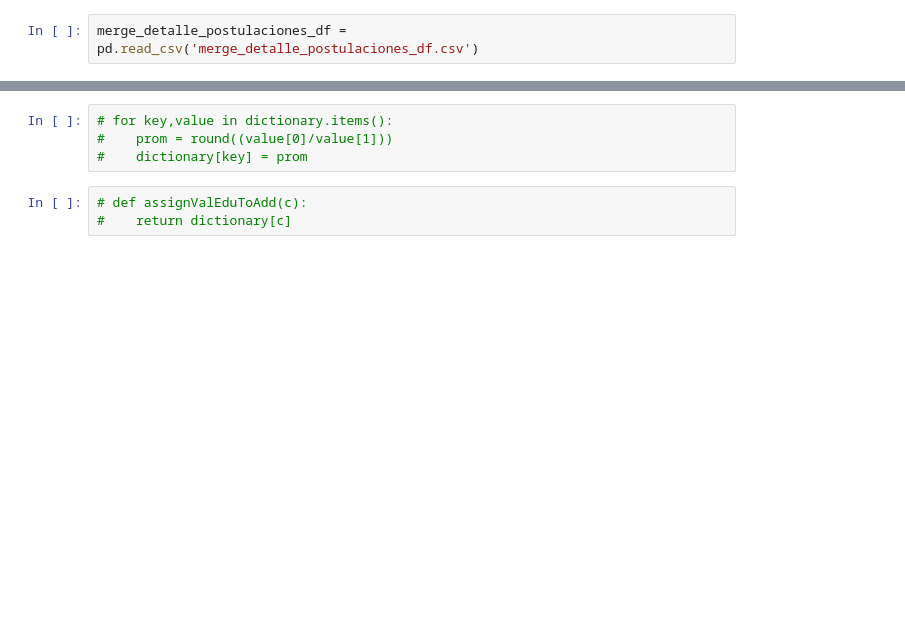
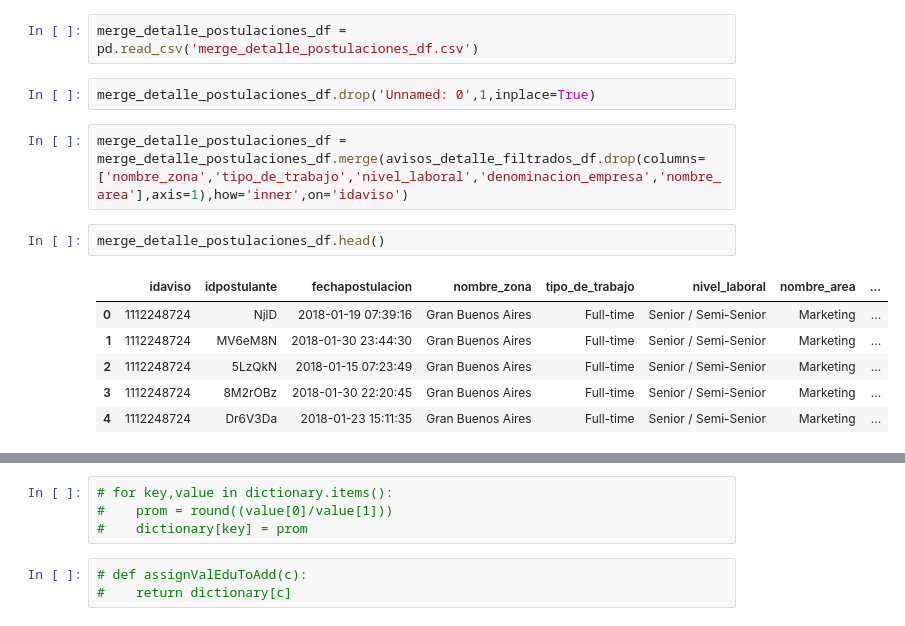
Before and after one commit to Andivisciglio/TP2-OrganizacionDeDatos-Grupo28, a Jupyter notebook: TP2.ipynb, the cells around one changed output, grey strips where cells are left out. Saved outputs shown, nothing was run; the diff lists cells and outputs as text; blank space fills up the shorter version.

```diff
--- a/TP2.ipynb
+++ b/TP2.ipynb
@@ -688,2 +697,15 @@ postulantes = postulantes_filtrados_efectivos_df.groupby('idpostulante')
 # %%
 merge_detalle_postulaciones_df = pd.read_csv('merge_detalle_postulaciones_df.csv')
+# %%
+merge_detalle_postulaciones_df.drop('Unnamed: 0',1,inplace=True)
+# %%
+merge_detalle_postulaciones_df = merge_detalle_postulaciones_df.merge(avisos_detalle_filtrados_df.drop(columns=['nombre_zona','tipo_de_trabajo','nivel_laboral','denominacion_empresa','nombre_area'],axis=1),how='inner',on='idaviso')
+# %%
+merge_detalle_postulaciones_df.head()
+# %% [output]
+|  | idaviso | idpostulante | fechapostulacion | nombre_zona | tipo_de_trabajo | nivel_laboral | nombre_area | ... |
+| 0 | 1112248724 | NjlD | 2018-01-19 07:39:16 | Gran Buenos Aires | Full-time | Senior / Semi-Senior | Marketing | ... |
+| 1 | 1112248724 | MV6eM8N | 2018-01-30 23:44:30 | Gran Buenos Aires | Full-time | Senior / Semi-Senior | Marketing | ... |
+| 2 | 1112248724 | 5LzQkN | 2018-01-15 07:23:49 | Gran Buenos Aires | Full-time | Senior / Semi-Senior | Marketing | ... |
+| 3 | 1112248724 | 8M2rOBz | 2018-01-30 22:20:45 | Gran Buenos Aires | Full-time | Senior / Semi-Senior | Marketing | ... |
+| 4 | 1112248724 | Dr6V3Da | 2018-01-23 15:11:35 | Gran Buenos Aires | Full-time | Senior / Semi-Senior | Marketing | ... |
```
Also changed, not shown: parts of 65 cells of this notebook.
